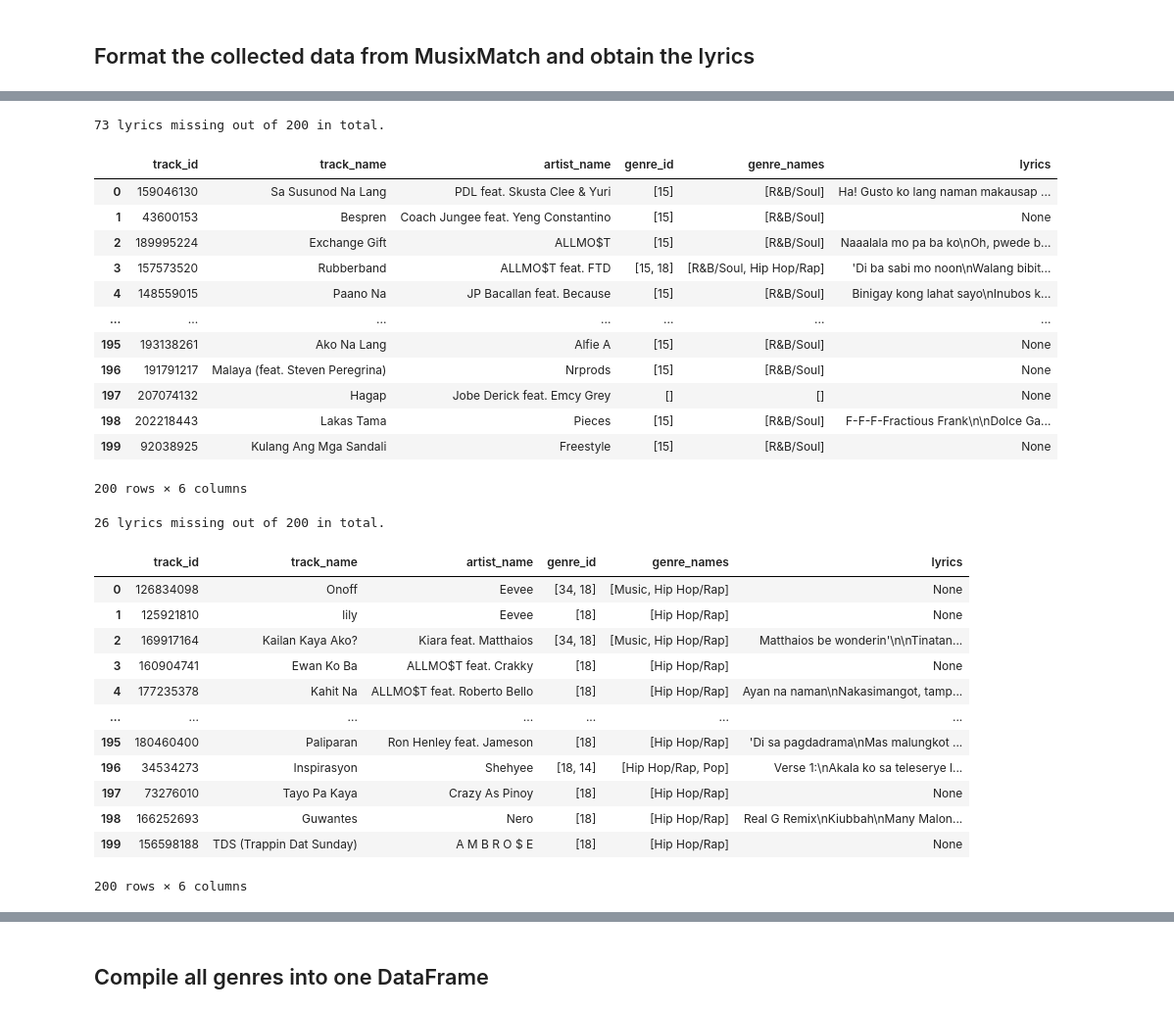
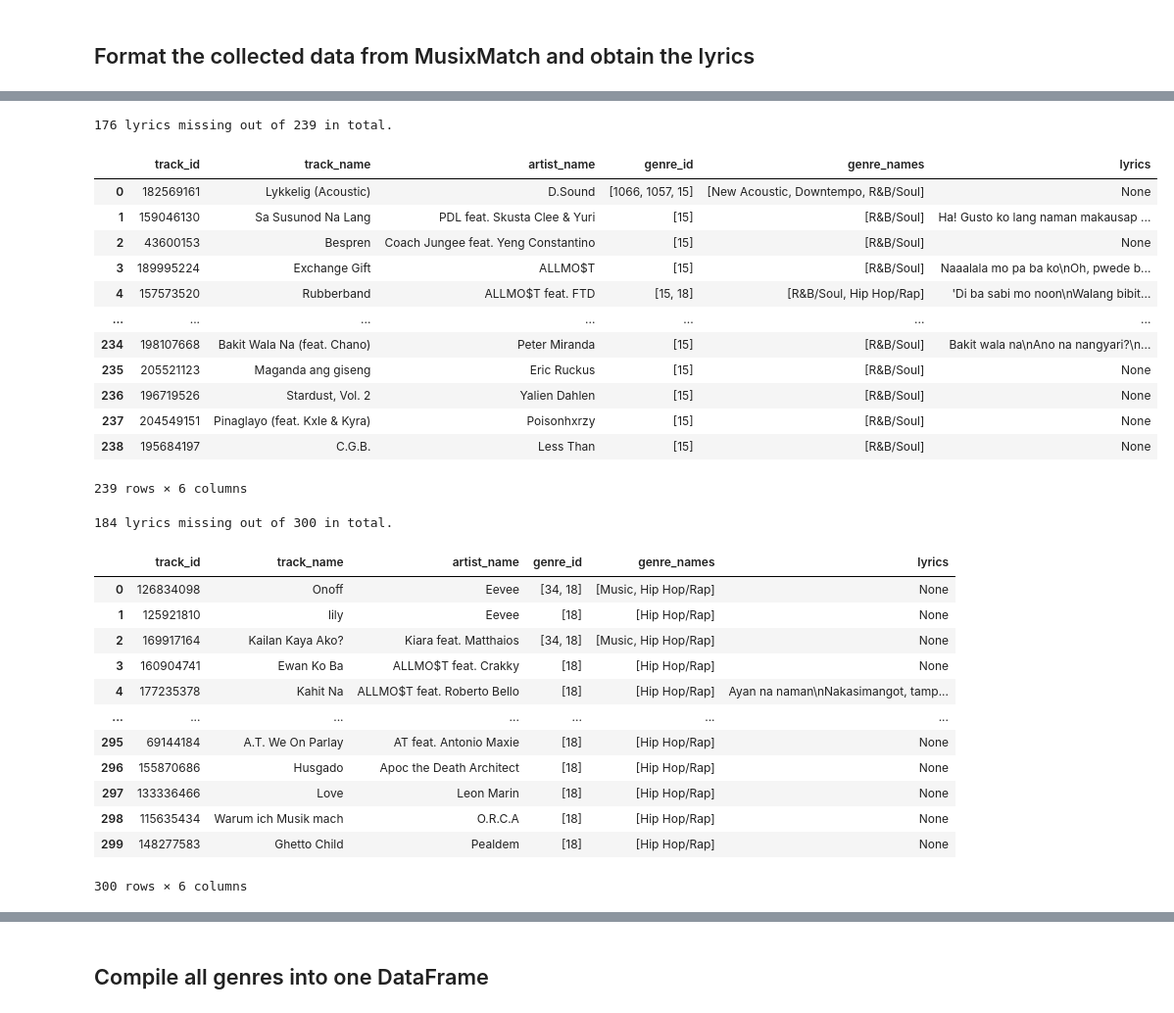
Before and after one commit to kenloquinte/DATASCI-Baby-Alive, a Jupyter notebook: FINAL/data collection.ipynb, the cells around one changed output, grey strips where cells are left out. Shown: that part at 98% size. Saved outputs shown, nothing was run; the diff lists cells and outputs as text; code cells hidden in the pictures.

Commit message:
added metroLyrics as source

```diff
--- a/FINAL/data collection.ipynb
+++ b/FINAL/data collection.ipynb
@@ -37,28 +41,3 @@ The function `get_top_tracks()` returns a list of at most 100 JSON objects (trac
 > `s_track_rating` = 'desc'
 
 Additionally, if the number of songs collected are less than 200, then it is not included in the DataFrame.
-# %%
-genres_collection = []
-max_pages = 2
-page = 1
-
-for i in genres:
-    print("Collecting songs from " + i['genre_name'], ' ', end='')
-
-    page = 1
-    genre_tracks = []
-
-    results = get_top_tracks(f_music_genre_id=i['genre_id'], page=page, apikey=musixmatch_api_key)
-
-    while (page <= max_pages and len(results['message']['body']['track_list']) > 0):
-        page += 1
-
-        genre_tracks.extend(results['message']['body']['track_list'])
-        results = get_top_tracks(f_music_genre_id=i['genre_id'], page=page, apikey=musixmatch_api_key)
-
-    print()
-    if len(genre_tracks) == 200:
-        genres_collection.append({
-            'genre_name': i['genre_name'],
-            'genre_tracks': genre_tracks
-        })
@@ -95,10 +75,13 @@ Christian & Gospel  (200 songs)
+# %%
+with open('CSV Files/genres_collection.json') as infile:
+    genres_collection = json.load(infile)
 # %% [markdown]
 # Create the DataFrames
 # %% [markdown]
 ## Import existing CSV files to be updated, if available
 # %%
 try:
-    pop_df = pd.read_csv('pop_music.csv').drop('Unnamed: 0', axis=1)
+    pop_df = pd.read_csv('CSV Files/pop_music.csv').drop('Unnamed: 0', axis=1)
     pop_json = json.loads(pop_df.to_json(orient='records'))
 
     # Convert strings to list
@@ -110,7 +93,7 @@ except:
     pop_json = []
 # %%
 try:
-    rbSoul_df = pd.read_csv('rbSoul_music.csv').drop('Unnamed: 0', axis=1)
+    rbSoul_df = pd.read_csv('CSV Files/rbSoul_music.csv').drop('Unnamed: 0', axis=1)
     rbSoul_json = json.loads(rbSoul_df.to_json(orient='records'))
 
     # Convert strings to list
@@ -194,47 +177,47 @@ pop_df
 # %%
-get_genre_songs(rbSoul_json, genres_collection[1], 199)
+get_genre_songs(rbSoul_json, genres_collection[1])
 rbSoul_df = pd.DataFrame(rbSoul_json)
-rbSoul_df.to_csv('rbSoul_music.csv')
+rbSoul_df.to_csv('CSV Files/rbSoul_music.csv')
 
 print(rbSoul_df['lyrics'].isna().sum(), "lyrics missing out of", len(rbSoul_df), "in total.")
 rbSoul_df
 # %% [output]
-73 lyrics missing out of 200 in total.
+176 lyrics missing out of 239 in total.
 |  | track_id | track_name | artist_name | genre_id | genre_names | lyrics |
-| 0 | 159046130 | Sa Susunod Na Lang | PDL feat. Skusta Clee & Yuri | [15] | [R&B/Soul] | Ha! Gusto ko lang naman makausap ... |
-| 1 | 43600153 | Bespren | Coach Jungee feat. Yeng Constantino | [15] | [R&B/Soul] | None |
-| 2 | 189995224 | Exchange Gift | ALLMO$T | [15] | [R&B/Soul] | Naaalala mo pa ba ko\nOh, pwede b... |
-| 3 | 157573520 | Rubberband | ALLMO$T feat. FTD | [15, 18] | [R&B/Soul, Hip Hop/Rap] | 'Di ba sabi mo noon\nWalang bibit... |
-| 4 | 148559015 | Paano Na | JP Bacallan feat. Because | [15] | [R&B/Soul] | Binigay kong lahat sayo\nInubos k... |
+| 0 | 182569161 | Lykkelig (Acoustic) | D.Sound | [1066, 1057, 15] | [New Acoustic, Downtempo, R&B/Soul] | None |
+| 1 | 159046130 | Sa Susunod Na Lang | PDL feat. Skusta Clee & Yuri | [15] | [R&B/Soul] | Ha! Gusto ko lang naman makausap ... |
+| 2 | 43600153 | Bespren | Coach Jungee feat. Yeng Constantino | [15] | [R&B/Soul] | None |
+| 3 | 189995224 | Exchange Gift | ALLMO$T | [15] | [R&B/Soul] | Naaalala mo pa ba ko\nOh, pwede b... |
+| 4 | 157573520 | Rubberband | ALLMO$T feat. FTD | [15, 18] | [R&B/Soul, Hip Hop/Rap] | 'Di ba sabi mo noon\nWalang bibit... |
 | ... | ... | ... | ... | ... | ... | ... |
-| 195 | 193138261 | Ako Na Lang | Alfie A | [15] | [R&B/Soul] | None |
-| 196 | 191791217 | Malaya (feat. Steven Peregrina) | Nrprods | [15] | [R&B/Soul] | None |
-| 197 | 207074132 | Hagap | Jobe Derick feat. Emcy Grey | [] | [] | None |
-| 198 | 202218443 | Lakas Tama | Pieces | [15] | [R&B/Soul] | F-F-F-Fractious Frank\n\nDolce Ga... |
-| 199 | 92038925 | Kulang Ang Mga Sandali | Freestyle | [15] | [R&B/Soul] | None |
+| 234 | 198107668 | Bakit Wala Na (feat. Chano) | Peter Miranda | [15] | [R&B/Soul] | Bakit wala na\nAno na nangyari?\n... |
+| 235 | 205521123 | Maganda ang giseng | Eric Ruckus | [15] | [R&B/Soul] | None |
+| 236 | 196719526 | Stardust, Vol. 2 | Yalien Dahlen | [15] | [R&B/Soul] | None |
+| 237 | 204549151 | Pinaglayo (feat. Kxle & Kyra) | Poisonhxrzy | [15] | [R&B/Soul] | None |
+| 238 | 195684197 | C.G.B. | Less Than | [15] | [R&B/Soul] | None |
-200 rows × 6 columns
+239 rows × 6 columns
 # %%
 get_genre_songs(hiphop_json, genres_collection[2])
 hiphop_df = pd.DataFrame(hiphop_json)
-hiphop_df.to_csv('hiphop_music.csv')
+hiphop_df.to_csv('CSV Files/hiphop_music.csv')
 
 print(hiphop_df['lyrics'].isna().sum(), "lyrics missing out of", len(hiphop_df), "in total.")
 hiphop_df
 # %% [output]
-26 lyrics missing out of 200 in total.
+184 lyrics missing out of 300 in total.
 |  | track_id | track_name | artist_name | genre_id | genre_names | lyrics |
 | 0 | 126834098 | Onoff | Eevee | [34, 18] | [Music, Hip Hop/Rap] | None |
 | 1 | 125921810 | lily | Eevee | [18] | [Hip Hop/Rap] | None |
-| 2 | 169917164 | Kailan Kaya Ako? | Kiara feat. Matthaios | [34, 18] | [Music, Hip Hop/Rap] | Matthaios be wonderin'\n\nTinatan... |
+| 2 | 169917164 | Kailan Kaya Ako? | Kiara feat. Matthaios | [34, 18] | [Music, Hip Hop/Rap] | None |
 | 3 | 160904741 | Ewan Ko Ba | ALLMO$T feat. Crakky | [18] | [Hip Hop/Rap] | None |
 | 4 | 177235378 | Kahit Na | ALLMO$T feat. Roberto Bello | [18] | [Hip Hop/Rap] | Ayan na naman\nNakasimangot, tamp... |
 | ... | ... | ... | ... | ... | ... | ... |
-| 195 | 180460400 | Paliparan | Ron Henley feat. Jameson | [18] | [Hip Hop/Rap] | 'Di sa pagdadrama\nMas malungkot ... |
-| 196 | 34534273 | Inspirasyon | Shehyee | [18, 14] | [Hip Hop/Rap, Pop] | Verse 1:\nAkala ko sa teleserye l... |
-| 197 | 73276010 | Tayo Pa Kaya | Crazy As Pinoy | [18] | [Hip Hop/Rap] | None |
-| 198 | 166252693 | Guwantes | Nero | [18] | [Hip Hop/Rap] | Real G Remix\nKiubbah\nMany Malon... |
-| 199 | 156598188 | TDS (Trappin Dat Sunday) | A M B R O $ E | [18] | [Hip Hop/Rap] | None |
+| 295 | 69144184 | A.T. We On Parlay | AT feat. Antonio Maxie | [18] | [Hip Hop/Rap] | None |
+| 296 | 155870686 | Husgado | Apoc the Death Architect | [18] | [Hip Hop/Rap] | None |
+| 297 | 133336466 | Love | Leon Marin | [18] | [Hip Hop/Rap] | None |
+| 298 | 115635434 | Warum ich Musik mach | O.R.C.A | [18] | [Hip Hop/Rap] | None |
+| 299 | 148277583 | Ghetto Child | Pealdem | [18] | [Hip Hop/Rap] | None |
-200 rows × 6 columns
+300 rows × 6 columns
 # %%
 get_genre_songs(alt_json, genres_collection[3])
 alt_df = pd.DataFrame(alt_json)
```
Also changed, not shown: parts of 22 cells of this notebook, 9 other files.
